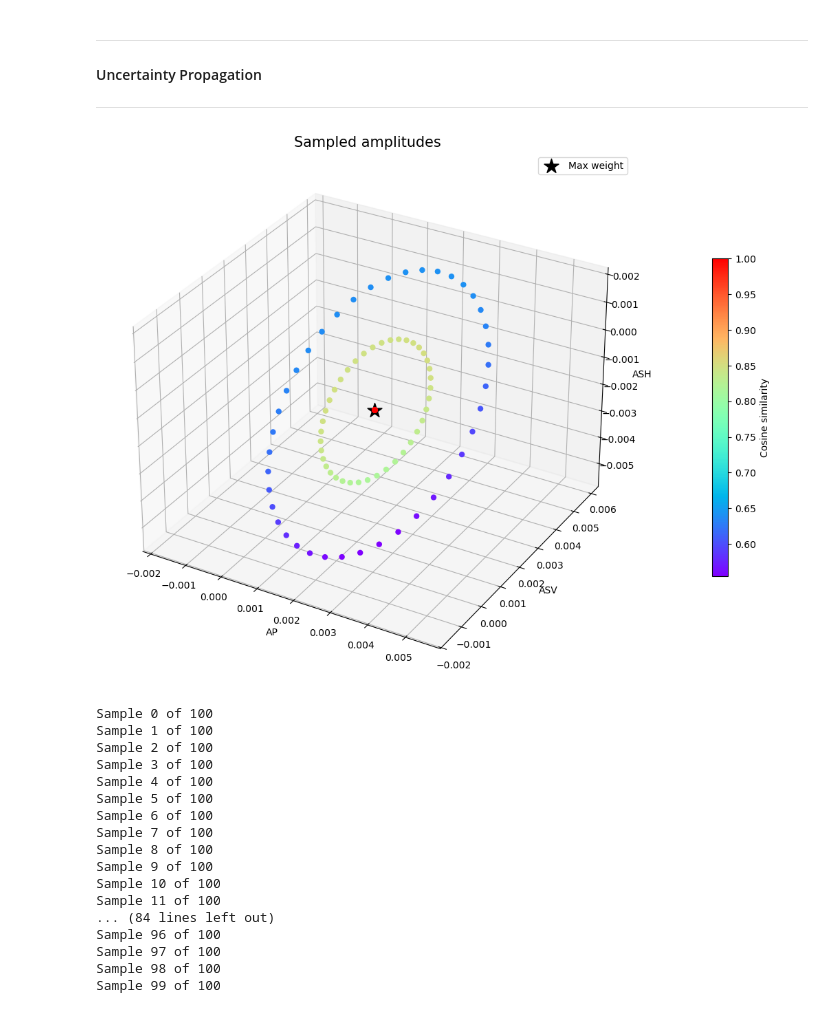
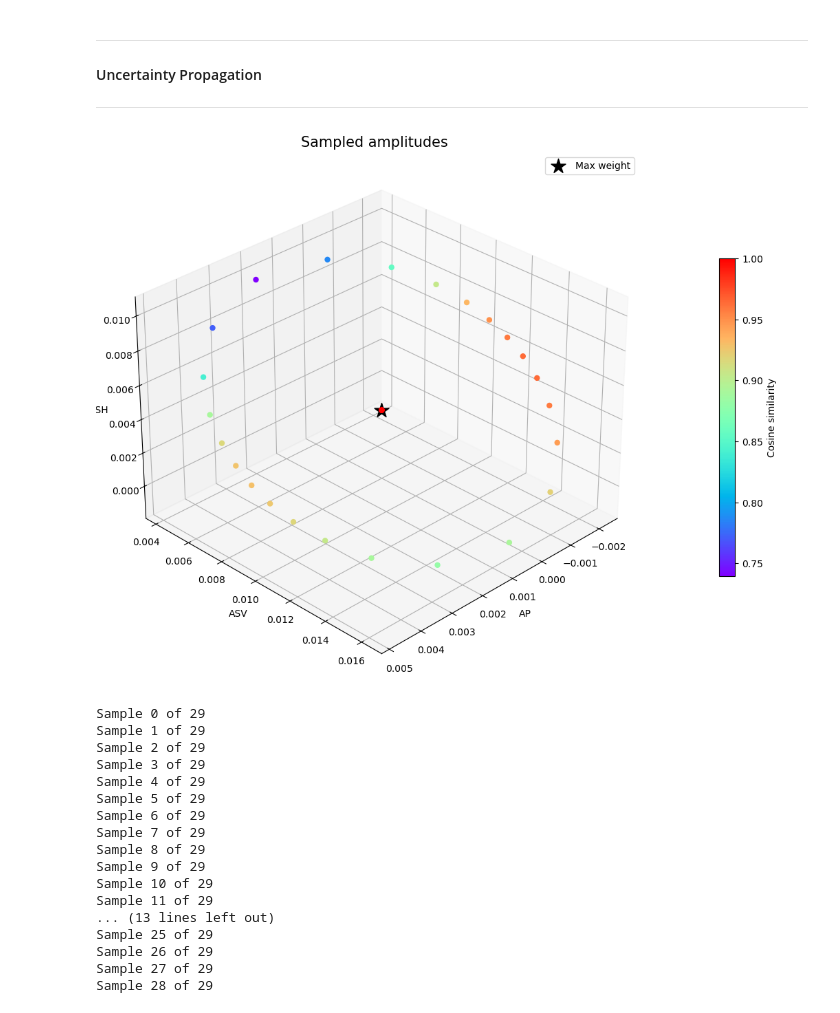
Before and after one commit to victoragaba/SURG-Mars, a Jupyter notebook: src/testing.ipynb, the cells around one changed output. Saved outputs shown, nothing was run; the diff lists cells and outputs as text; code cells hidden in the pictures.

```diff
--- a/src/testing.ipynb
+++ b/src/testing.ipynb
@@ -129,34 +149,34 @@ inv_model.plot_tp_axes(azim=170, elev=15, half=False)
 #### Uncertainty Propagation
 ***
 # %%
-dd, num_samples = 9, 90
+dd, num_samples = 15, 25
 # dd, num_samples = 30, 15  # debugging
 inv_model.init_uncertainty()
 inv_model.sample_amplitudes(dd, num_samples)
 inv_model.plot_sampled_amplitudes(cmap='rainbow', s=25)
 # %% [output]
-[figure, old version]
+[figure, new version]
 # %%
 num_runs, print_every = 30, 0
 inv_model.monte_carlo(dd, num_samples, num_runs, print_every)
 # %% [output]
-Sample 0 of 100
-Sample 1 of 100
-Sample 2 of 100
-Sample 3 of 100
-Sample 4 of 100
-Sample 5 of 100
-Sample 6 of 100
-Sample 7 of 100
-Sample 8 of 100
-Sample 9 of 100
-Sample 10 of 100
-Sample 11 of 100
-... (84 lines left out)
-Sample 96 of 100
-Sample 97 of 100
-Sample 98 of 100
-Sample 99 of 100
+Sample 0 of 29
+Sample 1 of 29
+Sample 2 of 29
+Sample 3 of 29
+Sample 4 of 29
+Sample 5 of 29
+Sample 6 of 29
+Sample 7 of 29
+Sample 8 of 29
+Sample 9 of 29
+Sample 10 of 29
+Sample 11 of 29
+... (13 lines left out)
+Sample 25 of 29
+Sample 26 of 29
+Sample 27 of 29
+Sample 28 of 29
 # %%
 # monte carlo plot - cone space
 error_threshold = 5
```
Also changed, not shown: parts of 11 cells of this notebook, 3 other files.
